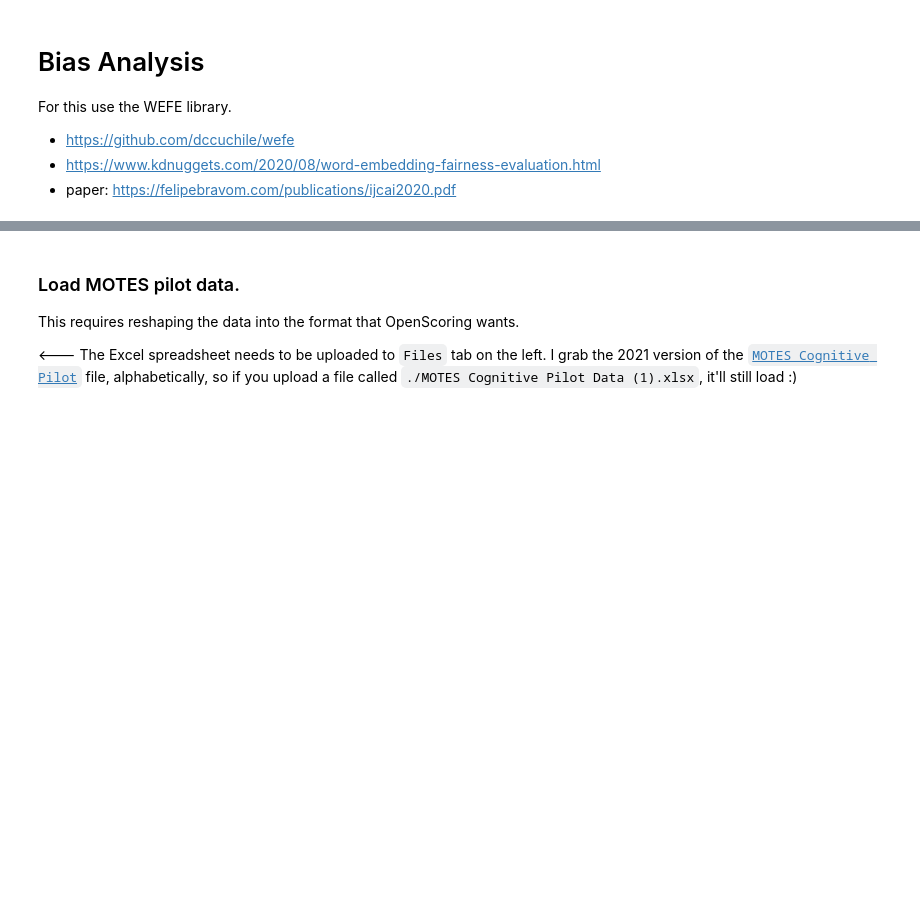
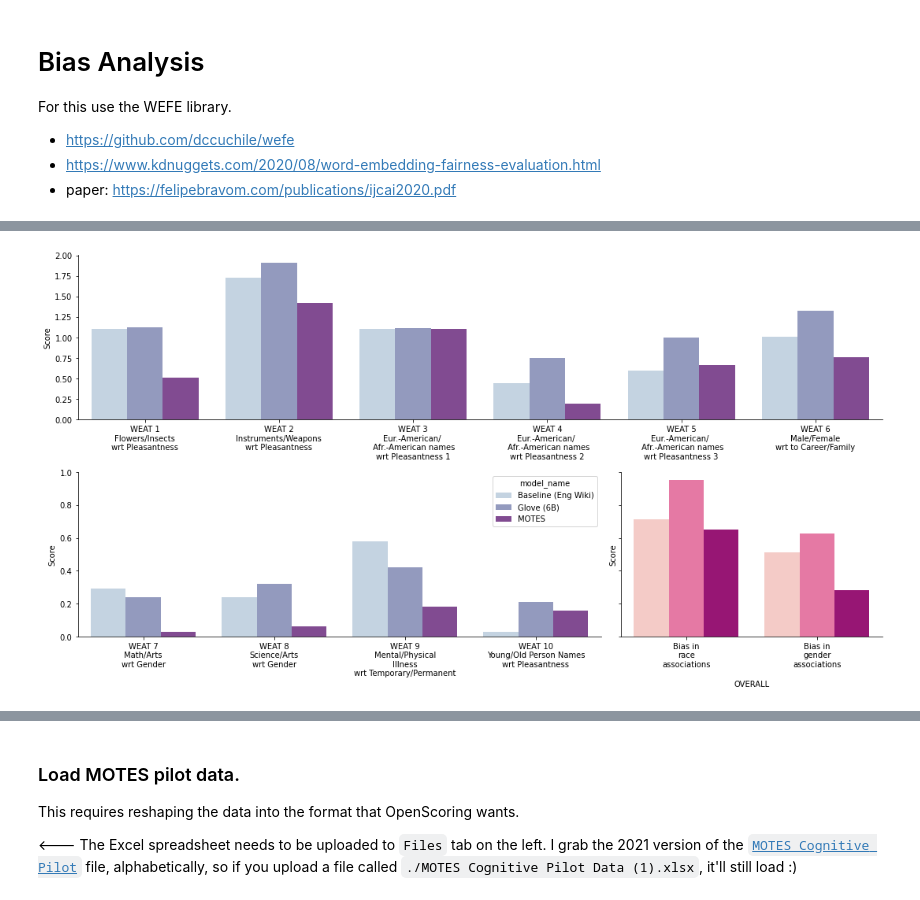
Before and after one commit to massivetexts/motes-corpus, a Jupyter notebook: analysis/MOTESCorpusBiasAnalysisAndComparison.ipynb, the cells around one changed output, grey strips where cells are left out. Cells and saved outputs as stored; diff of their text form; code cells hidden in the pictures; blank space fills up the shorter version.

Commit message:
Update chart to for better page layout

```diff
--- a/analysis/MOTESCorpusBiasAnalysisAndComparison.ipynb
+++ b/analysis/MOTESCorpusBiasAnalysisAndComparison.ipynb
@@ -185,0 +192,31 @@ results
+# %%
+fig, axs = plt.subplots(2, 2, figsize=(15, 8), gridspec_kw={'width_ratios': [4, 2]}, sharey=True)
+top_gs = axs[0, 1].get_gridspec()
+# remove the underlying axes
+for ax in axs[0, :]:
+    ax.remove()
+top_ax = fig.add_subplot(top_gs[0, :])
+bax1, bax2 = axs[1, :]
+bax1
+sns.barplot(data=data[data.Test.isin(data.Test.unique()[:6])], x='Test', y='Score', hue='model_name', ax=top_ax, palette="BuPu")
+sns.barplot(data=data[data.Test.isin(data.Test.unique()[6:])], x='Test', y='Score', hue='model_name', ax=bax1, palette="BuPu")
+
+summary = pd.DataFrame({"Bias in\nrace\nassociations\n": results.iloc[:,2:5].mean(axis=1),
+ "Bias in\ngender\nassociations": results.iloc[:, 5:8].mean(axis=1)
+}) #end line breaks to match the horizontal size of the other tick labels
+summary_data = summary.reset_index().melt(id_vars='model_name', var_name="Test", value_name="Score")
+sns.barplot(data=summary_data, x='Test', y='Score', hue='model_name', ax=bax2, palette="RdPu")
+sns.despine(fig)
+
+for ax in (top_ax, bax1):
+    ax.set_xlabel(''.upper())
+
+for ax in (top_ax, bax2):
+    ax.get_legend().remove()
+
+bax2.set_xlabel('Overall'.upper())
+plt.subplots_adjust(wspace=0.015, bottom=0.22)
+fig.tight_layout()
+plt.savefig('fig4-bias.pdf', dpi=120)
+# %% [output]
+[figure, added]
```
Also changed, not shown: parts of 7 cells of this notebook.
